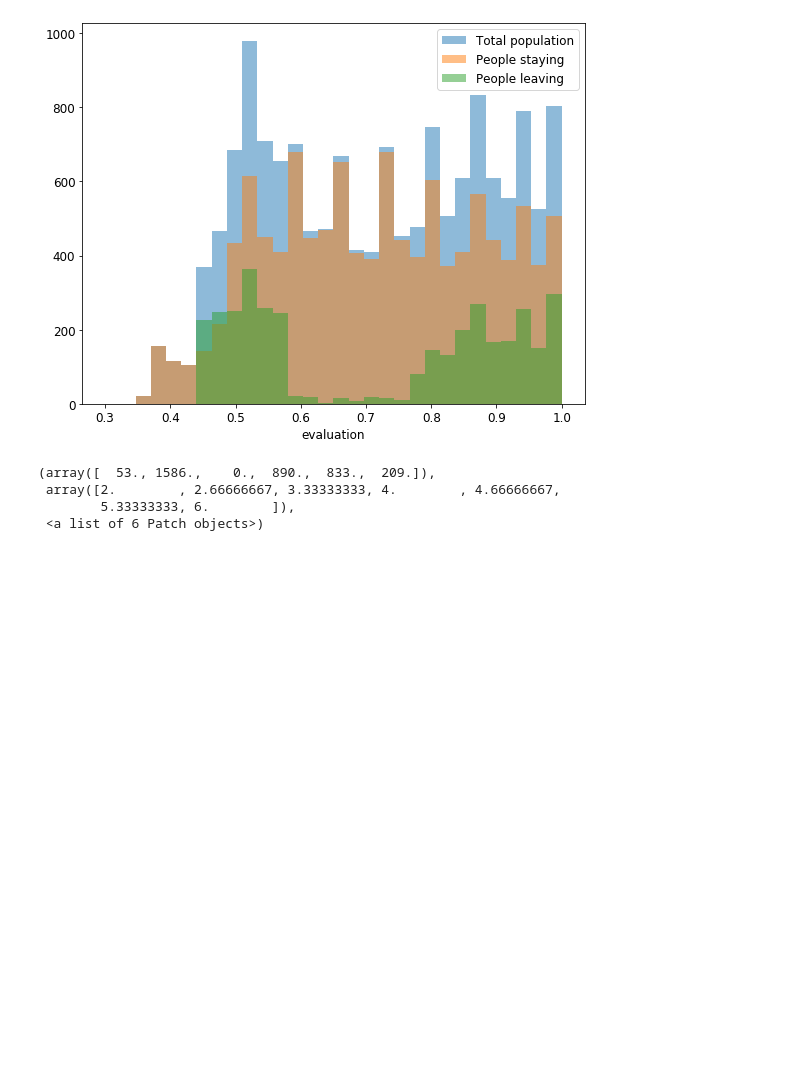
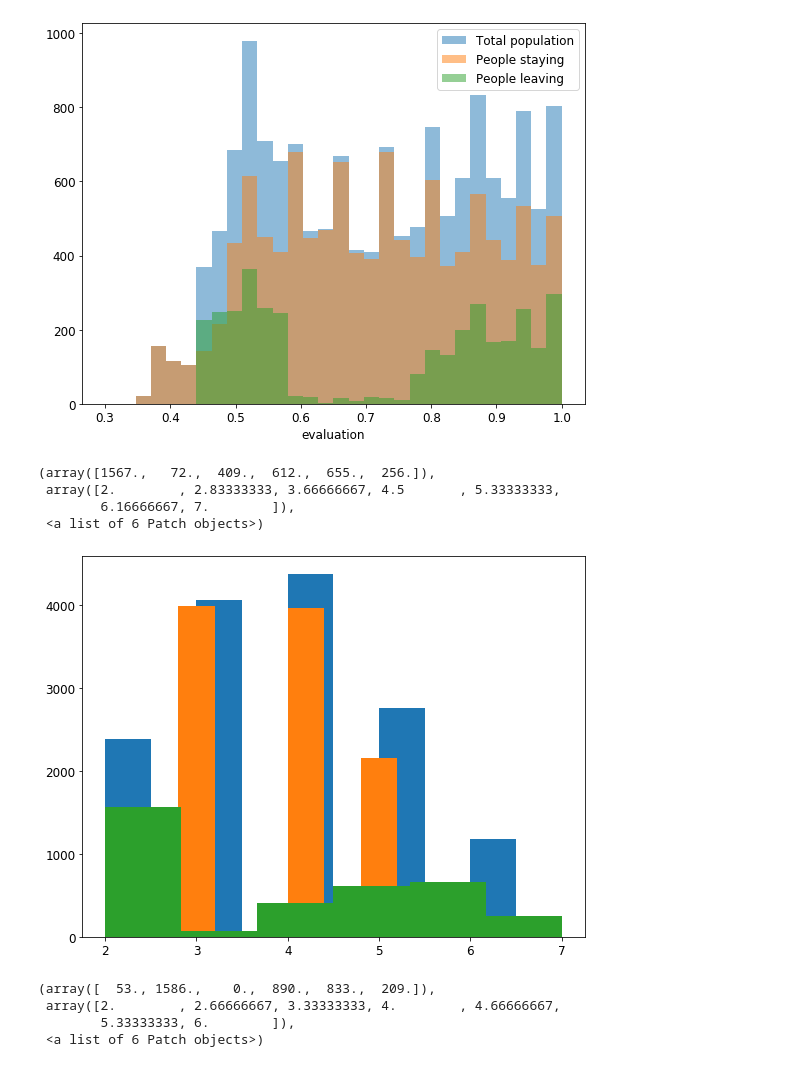
Before and after one commit to hayalaso/ML_playground, a Jupyter notebook: HR_Analytics/hr_analytics_classifier.ipynb, the cells around one changed output. Drawn from its saved outputs; the diff is of its cells as text; code cells hidden in the pictures; blank space fills up the shorter version.

```diff
--- a/HR_Analytics/hr_analytics_classifier.ipynb
+++ b/HR_Analytics/hr_analytics_classifier.ipynb
@@ -143,6 +143,16 @@ plt.legend()
 # %% [output]
 <matplotlib.legend.Legend at 0x...>
 [figure]
+# %%
+plt.hist(df['projectCount'],bins=10) #Could bucket some of this
+plt.hist(df[df['left']==0]['projectCount'],bins=10)
+plt.hist(df[df['left']==1]['projectCount'],bins=6)
+# %% [output]
+(array([1567.,   72.,  409.,  612.,  655.,  256.]),
+ array([2.        , 2.83333333, 3.66666667, 4.5       , 5.33333333,
+        6.16666667, 7.        ]),
+ <a list of 6 Patch objects>)
+[figure, added]
 # %%
 plt.hist(df['yearsAtCompany'],bins=10) #Could bucket some of this
 plt.hist(df[df['left']==0]['yearsAtCompany'],bins=10)
```
Also changed, not shown: parts of 13 cells of this notebook.
